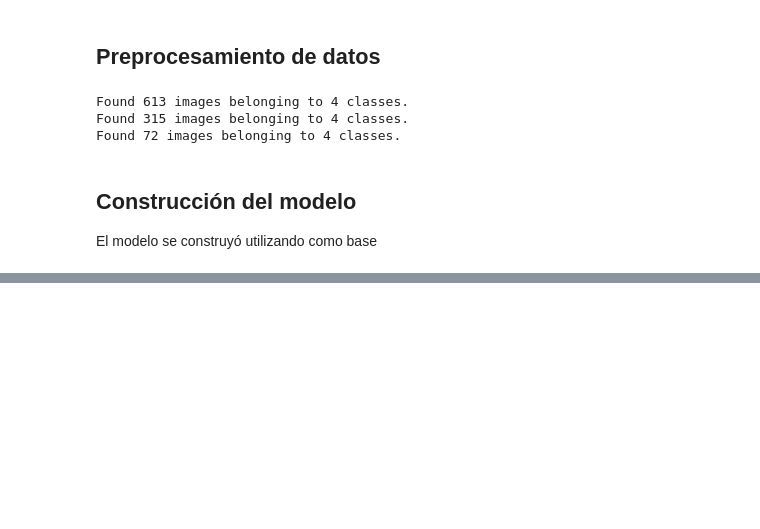
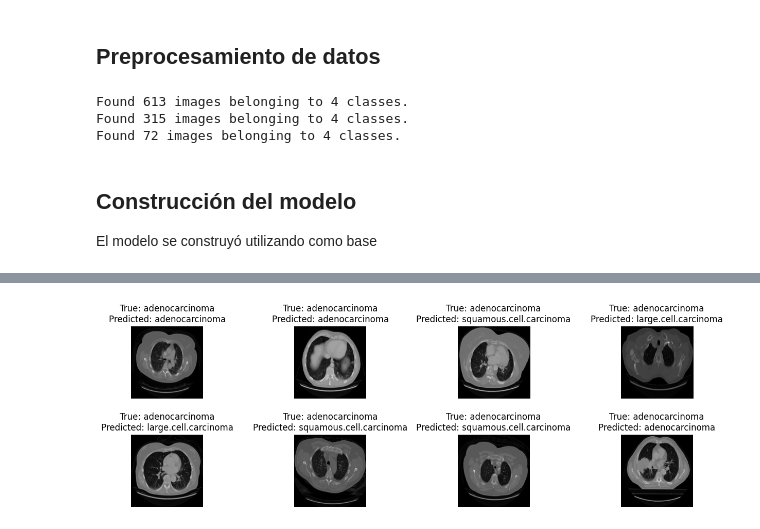
Before and after one commit to m3llad0/TC3007C, a Jupyter notebook: model.ipynb, the cells around one changed output, grey strips where cells are left out. Cells and saved outputs as stored; diff of their text form; code cells hidden in the pictures; blank space fills up the shorter version.

```diff
--- a/model.ipynb
+++ b/model.ipynb
@@ -219,0 +281,22 @@ plt.show()
+# %%
+sample_images, _ = next(test_generator)
+
+# Generar predicciones en el conjunto de datos de prueba
+predictions = model_ajusted.predict(test_generator)
+
+# Obtener las etiquetas reales y predichas
+true_labels = test_generator.classes
+predicted_labels = np.argmax(predictions, axis=1)
+
+class_labels = list(test_generator.class_indices.keys())
+
+# Mostrar las imágenes con etiquetas reales y predichas
+plt.figure(figsize=(15, 10))
+for i in range(8):  # Muestra las primeras 16 imágenes
+    plt.subplot(4, 4, i + 1)
+    plt.imshow(sample_images[i]/255)
+    plt.title(f"True: {class_labels[true_labels[i]]}\nPredicted: {class_labels[predicted_labels[i]]}")
+    plt.axis('off')
+
+    plt.subplots_adjust(wspace=0.5, hspace=0.5)  # Ajusta el espacio vertical y horizontal entre subgráficos
+# %% [output]
@@ -219,0 +304 @@ plt.show()
+[figure, added]
```
Also changed, not shown: parts of 17 cells of this notebook.
